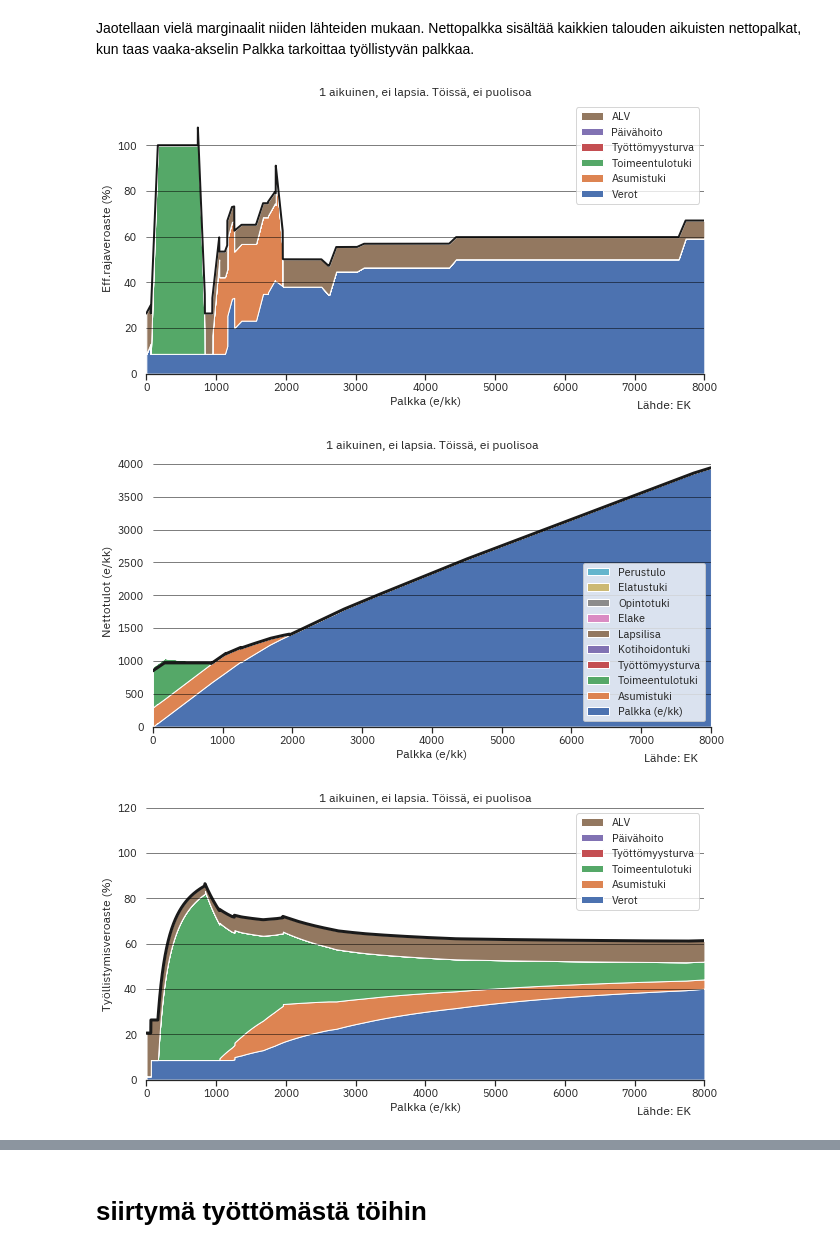
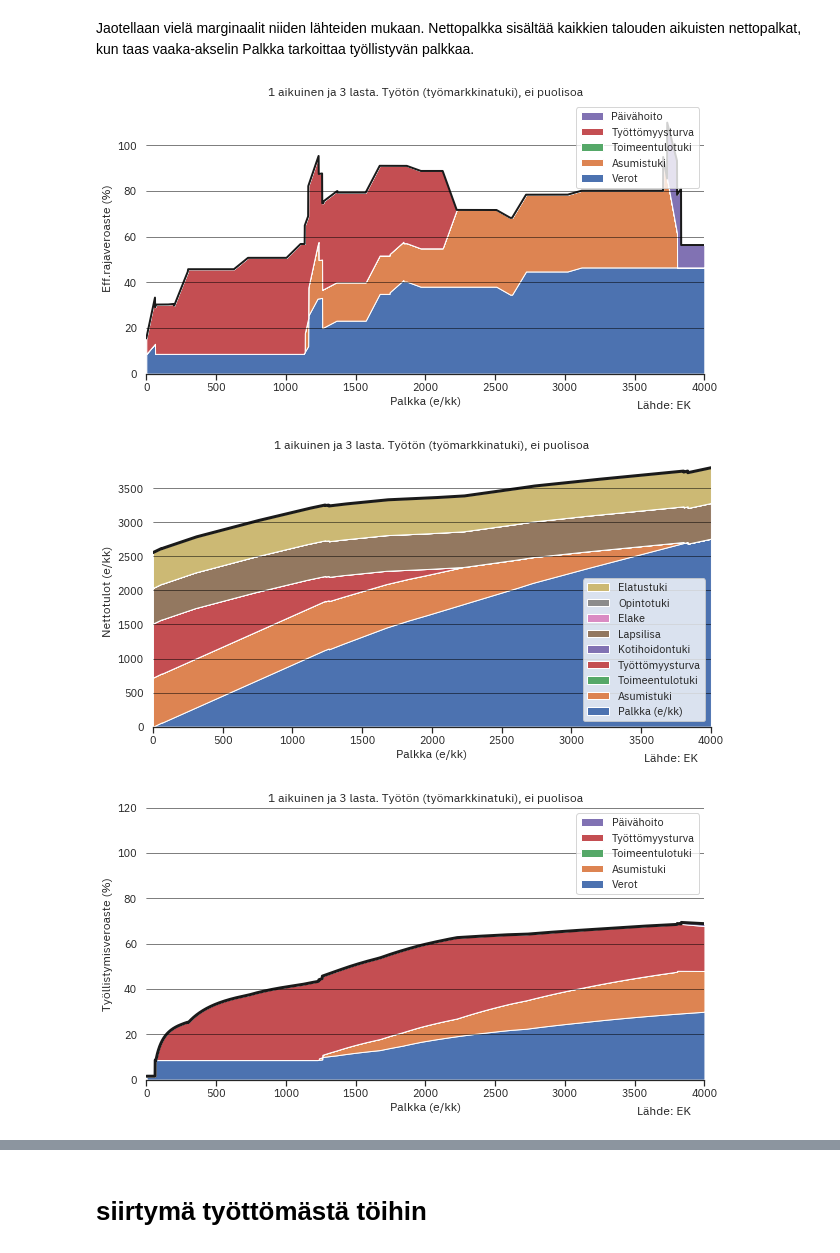
Before and after one commit to ajtanskanen/benefits, a Jupyter notebook: kannusteet 2022.ipynb, the cells around one changed output, grey strips where cells are left out. Cells and saved outputs as stored; diff of their text form; code cells hidden in the pictures.

```diff
--- a/kannusteet 2022.ipynb
+++ b/kannusteet 2022.ipynb
@@ -34,10 +34,11 @@ import matplotlib.pyplot as plt
 include_alv=True
 
 plt.rcParams['figure.figsize'] = [10, 5]
+imagedir='kuvat/'
 # %% [markdown]
 ## Tyyppitapauksia ja niiden korvausasteita
 
 Laskee työllisyysveroaste, työnteon efektiivisen marginaalivero ja käteen jäävä ansio kirjaston avulla. Valitaan ensin tyyppitapaus. Muuttuja p kertoo tarkat tiedot laskennankohteesta, selite sisältää kuvauksen siitä ja parametri tulosta kehottaa printtaamaan selite:en.
 # %%
-p,selite=fin_benefits.perheparametrit(perhetyyppi=1,tulosta=True)
+p,selite=fin_benefits.perheparametrit(perhetyyppi=31,kuntaryhmä=1,vuosi=2022,tulosta=True)
 # %% [output]
@@ -78,7 +79,7 @@ year=2022
 ben=fin_benefits.Benefits(year=year)
 
 # Luokka Marginals sisältää marginaalien plottausfunktiot
-marg=fin_benefits.Marginals(ben,year=year,incl_alv=include_alv)
+marg=fin_benefits.Marginals(ben,year=year,incl_alv=include_alv,lang='eng')
 # %% [markdown]
 Ja sitten lasketaan käteen jäävä tulo, efektiivinen marginaalivero, työllistymisveroaste ja osatyöstä kokoaikatyöhön siirtymän efektiivinen marginaalivero. Laskelmat tehdään 1 e/kk askelvälillä. Efektiivinen marginaalivero lasketaan 100 e/kk lisätulolla. Osatyöstä kokoaikatyöhön siirryttäessä palkka kaksinkertaistuu.
 # %%
@@ -95,10 +96,11 @@ basenetto,baseeff,basetva,baseosatva,basebrutto=marg.laske_ja_plottaa(p,incl_alv
 Jaotellaan vielä marginaalit niiden lähteiden mukaan. Nettopalkka sisältää kaikkien talouden aikuisten nettopalkat, kun taas vaaka-akselin Palkka tarkoittaa työllistyvän palkkaa.
 # %%
 # ja lasketaan & plotataan tulokset
-marg.laske_ja_plottaa_marginaalit(p,plot_tva=True,figname='huoltaja_gs_',
+include_alv=False
+marg.laske_ja_plottaa_marginaalit(p,plot_tva=True,figname=imagedir+'huoltaja_gs_',
                                  grayscale=False,incl_perustulo=False,incl_elake=False,incl_alv=include_alv,
-                                 incl_opintotuki=False)
+                                 incl_opintotuki=False,max_salary=4000)
 # %% [output]
-[figure, old version]
+[figure, new version]
-[figure, old version]
+[figure, new version]
-[figure, old version]
+[figure, new version]
```
Also changed, not shown: parts of 9 cells of this notebook, 46 other files.
